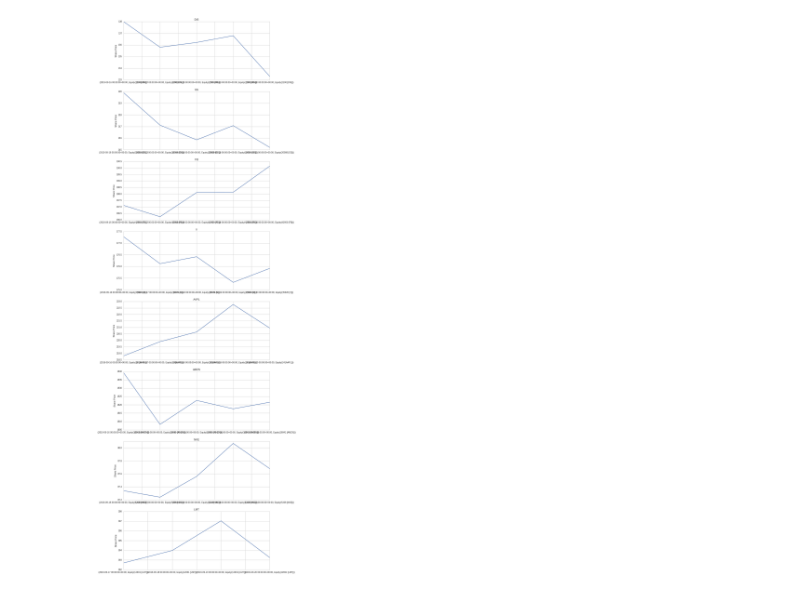
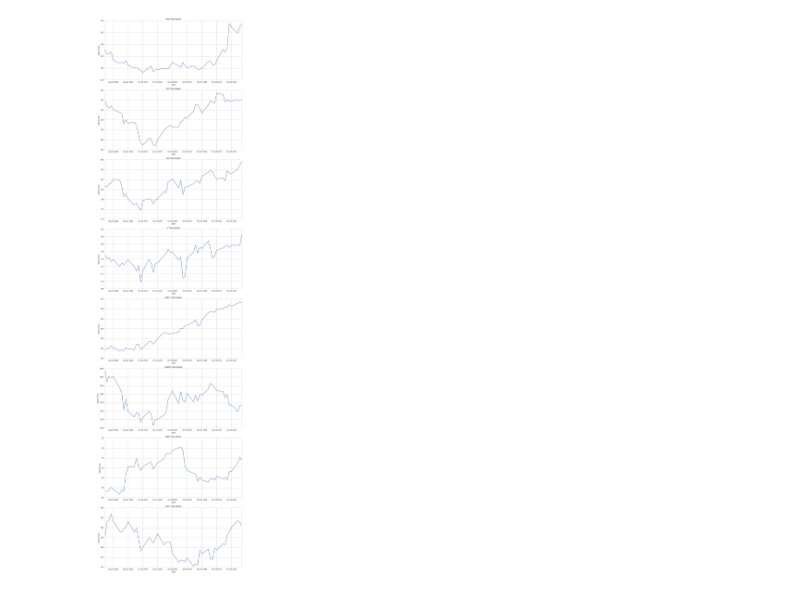
Before and after one commit to matthew-agard/Investment-Class-Portfolio, a Jupyter notebook: Portfolio_Research.ipynb, the cells around one changed output. Saved outputs shown, nothing was run; the diff lists cells and outputs as text; code cells hidden in the pictures.

Commit message:
Reformatted line graphs' x axes

```diff
--- a/Portfolio_Research.ipynb
+++ b/Portfolio_Research.ipynb
@@ -15,9 +15,7 @@ def make_pipeline():
     large_cap_pos_earnings = positive_eps & market_cap_10B
 
     dollar_volume_traded_1w = AverageDollarVolume(window_length=6, mask=large_cap_pos_earnings)
-    high_volume = dollar_volume_traded_1w.percentile_between(75, 100)
-
-#     daily_returns = DailyReturns()
+    high_volume = dollar_volume_traded_1w.percentile_between(70, 100)
 
     return Pipeline(
         columns= {
@@ -28,7 +26,9 @@ def make_pipeline():
     )
 # %%
 # Generate pipeline for notebook research
-df = run_pipeline(make_pipeline(), '2019-09-16', '2019-10-16')
+start_date = '2019-09-16'
+end_date = '2019-11-20'
+df = run_pipeline(make_pipeline(), start_date, end_date)
 df
 # %% [output]
 [interactive output not drawn]
@@ -54,6 +54,4 @@ Pipeline Execution Time: 9.03 Seconds
 # %%
 # Choose subset of stocks that were chosen during my class simulation
 stock_choices = ['DIS', 'GS', 'FB', 'V', 'AAPL', 'AMZN', 'NKE', 'GOOG', 'LMT']
-simulation_df = df.loc[(slice('2019-09-16','2019-09-20'), symbols(stock_choices)), :]
-
-simulation_df
+simulation_df = df.loc[(slice(None), symbols(stock_choices)), :]
@@ -101,15 +81,23 @@ GS
 # %%
+import numpy as np
 import matplotlib.pyplot as plt
 plt.figure(figsize=(12, 45))
 
 # Remove Google stock since its data failed to meet filter criteria
 stock_choices.remove('GOOG')
 
 # Plot individual line graphs of each stock's price
 for i, ticker in enumerate(stock_choices):
     plt.subplot(len(stock_choices), 1, (i+1))
-    plt.title(ticker)
+    plt.title(ticker + " Time Series")
+    plt.xlabel('Date')
     plt.ylabel('Share Price')
-    simulation_df.loc[(slice('2019-09-16','2019-09-20'), symbols(ticker)), 'Price'].plot()
+
+    stock_price = simulation_df.loc[(slice(None), symbols(ticker)), 'Price']
+    plt.plot(simulation_df.index.get_level_values(0)[::len(stock_choices)], stock_price)
+#     SimpleMovingAverage(inputs=stock_price, window_length=5)
+#     SimpleMovingAverage(inputs=stock_price, window_length=20)
+
+plt.tight_layout()
 # %% [output]
-[figure, old version]
+[figure, new version]
```
Also changed, not shown: parts of 4 cells of this notebook.
